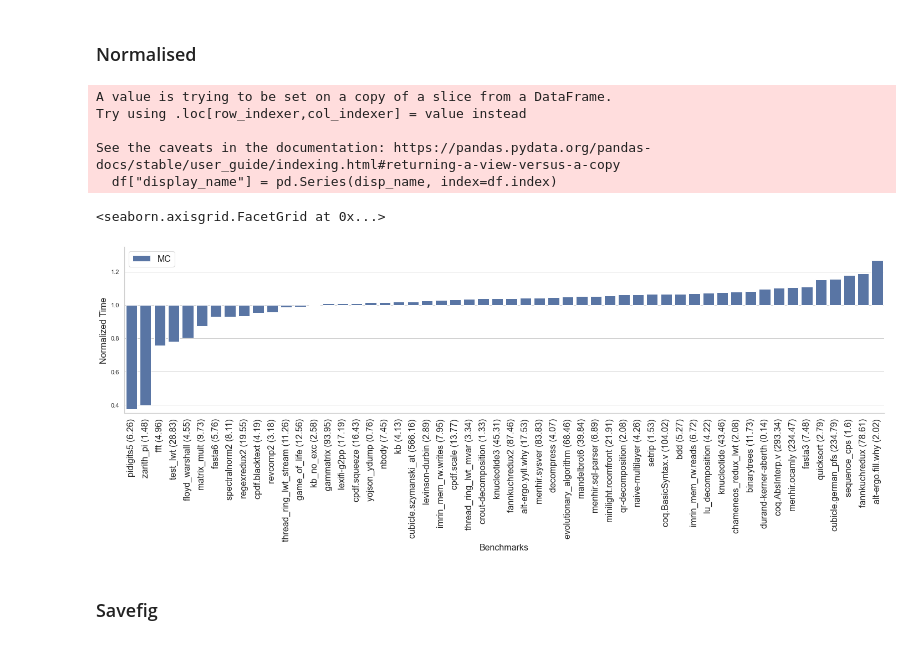
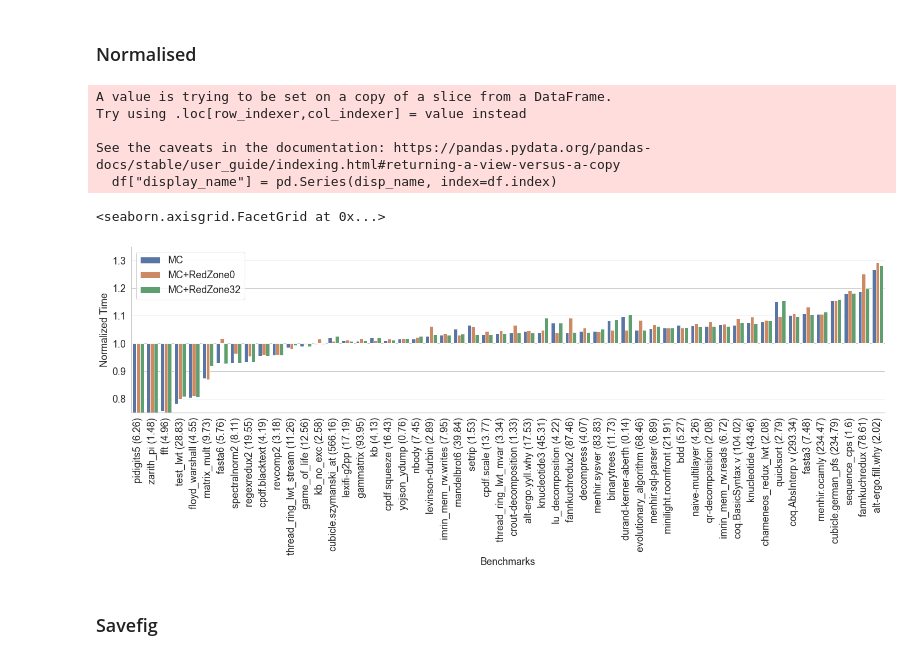
Before and after one commit to prismlab/retro-concurrency, a Jupyter notebook: sandmark-notebook/sequential.ipynb, the cells around one changed output. Drawn from its saved outputs; the diff is of its cells as text; code cells hidden in the pictures.

Commit message:
Landscape mode supplement figures

```diff
--- a/sandmark-notebook/sequential.ipynb
+++ b/sandmark-notebook/sequential.ipynb
@@ -281,12 +283,13 @@ def normalise(df,variant,topic,additionalTopics=[]):
     df = pd.concat (ndata_frames)
     return df
 
-def plot_normalised(df,variant,topic):
+def plot_normalised(df,variant,topic,hueord=[]):
     df = pd.DataFrame.copy(df)
     df.sort_values(by=[topic],inplace=True)
     df[topic] = df[topic] - 1
-    g = sns.catplot (x="display_name", y=topic, hue='variant', data = df, kind ='bar', aspect=4, bottom=1)
-    g.set_xticklabels(rotation=90,fontsize=16)
+    g = sns.catplot (x="display_name", y=topic, hue='variant', data = df, kind ='bar',
+                     aspect=4, bottom=1,hue_order=hueord)
+    g.set_xticklabels(rotation=90,fontsize=18)
     g.ax.legend(loc=8)
     g._legend.remove()
     g.ax.set_xlabel("Benchmarks")
@@ -308,20 +311,21 @@ g.set_xticklabels(rotation=90)
 ### Normalised
 # %%
 ndf = normalise(df,baseline,'time_secs')
-g = plot_normalised(ndf,baseline,'ntime_secs')
-g.ax.set_ylim(0.35,1.35)
-g.ax.legend(loc=2,fontsize=16)
-g.ax.set_xlabel("Benchmarks",fontsize=16)
-g.ax.set_ylabel("Normalized Time",fontsize=16)
+g = plot_normalised(ndf,baseline,'ntime_secs',hueord=["MC","MC+RedZone0","MC+RedZone32"])
+g.ax.set_ylim(0.75,1.35)
+g.ax.tick_params(axis='y',labelsize=18)
+g.ax.legend(loc=2,fontsize=18)
+g.ax.set_xlabel("Benchmarks",fontsize=18)
+g.ax.set_ylabel("Normalized Time",fontsize=18)
 g
 # %% [output]
 A value is trying to be set on a copy of a slice from a DataFrame.
 Try using .loc[row_indexer,col_indexer] = value instead
 
 See the caveats in the documentation: https://pandas.pydata.org/pandas-docs/stable/user_guide/indexing.html#returning-a-view-versus-a-copy
   df["display_name"] = pd.Series(disp_name, index=df.index)
 <seaborn.axisgrid.FacetGrid at 0x...>
-[figure, old version]
+[figure, new version]
 # %% [markdown]
 ### Savefig
 # %%
```
Also changed, not shown: parts of 17 cells of this notebook, 2 other files.
